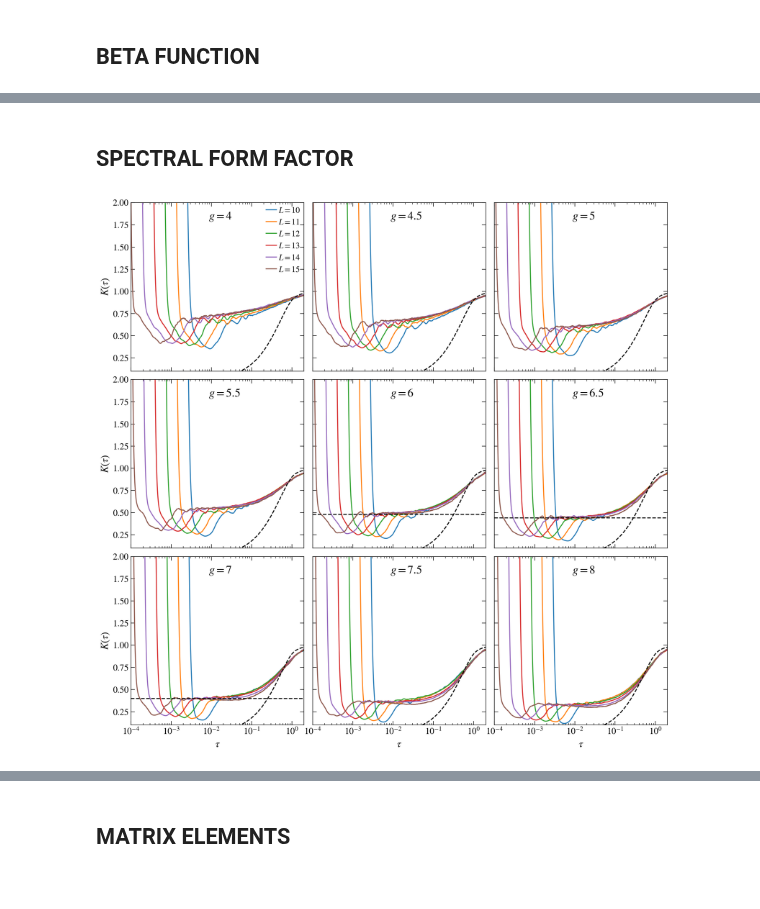
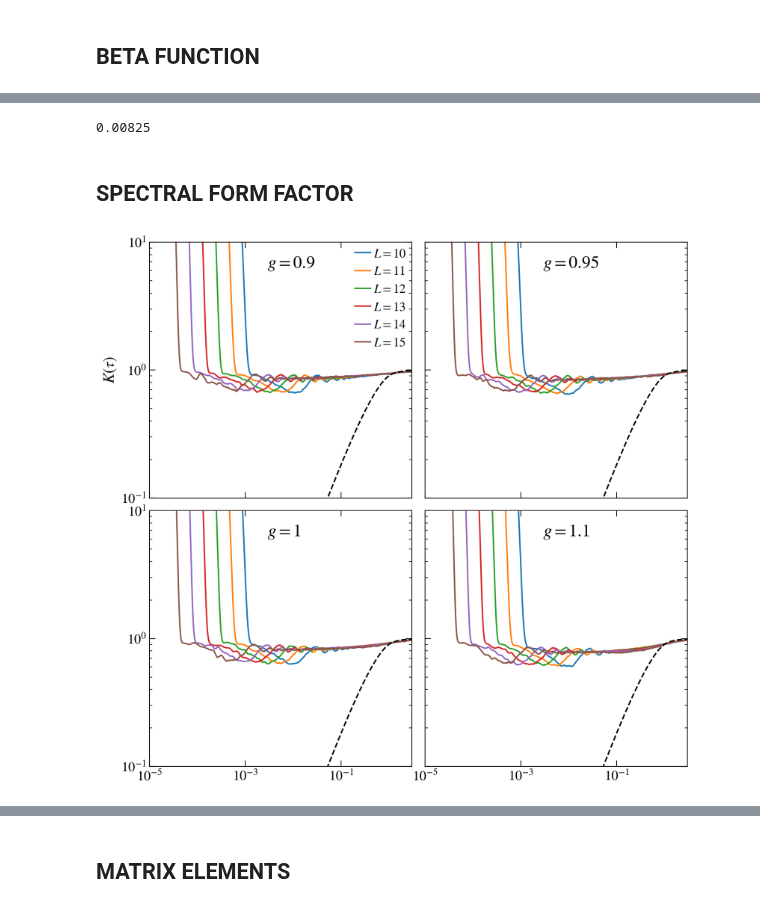
Before and after one commit to Rafal-Swietek/QHamSolver, a Jupyter notebook: QREM/Jupyter_Python/notebook.ipynb, the cells around one changed output, grey strips where cells are left out. Cells and saved outputs as stored; diff of their text form; code cells hidden in the pictures.

```diff
--- a/QREM/Jupyter_Python/notebook.ipynb
+++ b/QREM/Jupyter_Python/notebook.ipynb
@@ -67,6 +67,7 @@ from scipy.signal import savgol_filter
 from scipy import integrate
 from scipy import fft
 from scipy.interpolate import UnivariateSpline as InterpolateSpline
+from scipy.interpolate import make_interp_spline as make_spline
 
 # OTHER
 import warnings
@@ -77,7 +78,7 @@ import os
 from os import sep as kPSep
 from os.path import exists
 
-base_dir = "../results2/PBC/"
+base_dir = "../results/"
 
 print(base_dir[2:])
 # %% [output]
@@ -708,3 +1028,7 @@ No handles with labels found to put in legend.
+# %%
+0.33 / 40
+# %% [output]
+0.00825
 # %% [markdown]
 ## SPECTRAL FORM FACTOR
 # %%
@@ -714,60 +1038,62 @@ g=1.0
 sizes = np.arange(10, 16, 1)
 
 bucket = 50
-folded = 1
+raw = 1
 running_mean = 1
-eta = 0.5
+eta = 0.1
 
 g_vals = [5., 5.5, 6.]
 
-fig, axis = plt.subplots( nrows=3, ncols=3, figsize=(15,15), dpi = 200, sharex=True, sharey=True)
+fig, axis = plt.subplots( nrows=2, ncols=2, figsize=(10,10), dpi = 200, sharex=True, sharey=True)
+axis = axis.flatten()
 
-for row in range(3):
-        if row == 0:    g_vals = [4, 4.5, 5]
-        elif row == 1:    g_vals = [5.5, 6, 6.5]
-        elif row == 2:    g_vals = [7, 7.5, 8.0]
+for row in range(1):
+        g_vals = [0.9, 0.95, 1, 1.1]
+        # if row == 0:    g_vals = [0.6, 0.65, 0.7]
+        # elif row == 1:    g_vals = [0.75, 0.8, 0.85]
+        # elif row == 2:    g_vals = [1.5, 1.55, 1.8]
         # if row == 0:    g_vals = [0.5, 0.8, 1.]
         # elif row == 1:    g_vals = [1.2, 1.5, 1.8]
         # elif row == 2:    g_vals = [2, 3, 4.0]
 
         for ii_g, g in enumerate(g_vals):
             for L in sizes:
                 name = base_dir + 'SpectralFormFactor/' + info(L=L, g=g, ext='.hdf5')
                 if exists(name):
                     with h5py.File(name, "r") as file:
-                        tHtyp = np.array(file.get('tH_typ')) / 2 / np.pi
-                        times = np.array(file.get('times_fold')) / tHtyp if folded else np.array(file.get('times'))
-                        sff = np.array(file.get('sff_fold' if folded else 'sff_eta=%g'%eta))
+                        tHtyp = np.array(file.get('tH_typ'))# / (2 * np.pi)
+                        times = np.array(file.get('times_fold')) / tHtyp if raw else np.array(file.get('times'))
+                        sff = np.array(file.get('sff_raw' if raw else 'sff_eta=%g'%eta))
                         try:
                             if sff.shape == (1, 5000):
                                 times = times[0]
                                 sff = sff[0]
                             if running_mean: sff = tools.remove_fluctuations(sff, bucket)
 
                             sff = sff[bucket // 2 : -bucket // 2]
                             times = times[bucket // 2 : -bucket // 2]
-                            axis[row][ii_g].plot(times, sff, label=r"$L=%d$"%L)
+                            axis[ii_g].plot(times, sff, label=r"$L=%d$"%L)
                         except IndexError:
                              print(name)
                 else:
                     print(name)
-            axis[row][ii_g].plot(times, goe.spectral_form_factor(times), ls='--', c='k')
+            axis[ii_g].plot(times, goe.spectral_form_factor(times), ls='--', c='k')
 
 
 
-            fig_help.set_plot_elements(axis[row][ii_g], ylabel=r"$K(\tau)$" if ii_g == 0 else "", xlabel=r"$\tau$" if row == 2 else "", font_size=14, set_legend=False, xscale='log', yscale='linear', ylim=(1e-1,2e0), xlim=(1e-4, 2))
+            fig_help.set_plot_elements(axis[ii_g], ylabel=r"$K(\tau)$" if ii_g == 0 else "", xlabel=r"$\tau$" if row == 2 else "", font_size=14, set_legend=False, xscale='log', yscale='log', ylim=(1e-1,1e1), xlim=(1e-5, 3))
             # axis[ii_g].set_title(r"$g=%g$"%g)
-            axis[row][ii_g].annotate(r"$g=%g$"%g, fontsize=18, xy=(0.45, 0.9), xycoords='axes fraction')
-axis[1][1].axhline(y=0.48, ls='--', c='k')
-axis[1][2].axhline(y=0.44, ls='--', c='k')
-axis[2][0].axhline(y=0.4, ls='--', c='k')
-fig_help.set_legend(axis[0][0], loc = 'upper right', fontsize=13)
+            axis[ii_g].annotate(r"$g=%g$"%g, fontsize=18, xy=(0.45, 0.9), xycoords='axes fraction')
+# axis[1][1].axhline(y=0.48, ls='--', c='k')
+# axis[1][2].axhline(y=0.44, ls='--', c='k')
+# axis[2][0].axhline(y=0.4, ls='--', c='k')
+fig_help.set_legend(axis[0], loc = 'upper right', fontsize=13)
 
 # fig_help.set_plot_elements(axis[1], ylabel=r"$\left\langle\bar{S}_A^{\ell}\right\rangle$", xlabel=rescale_func_names[iabc], font_size=14, set_legend=False)
 
 
 fig.subplots_adjust(wspace = 0.05, hspace=0.05)
 # plt.savefig("Fig_sff.pdf", bbox_inches = 'tight', pad_inches=0.02)
 # plt.savefig("Fig_sff.png", bbox_inches = 'tight', pad_inches=0.02)
 # %% [output]
-[figure, old version]
+[figure, new version]
```
Also changed, not shown: parts of 26 cells of this notebook, 16 other files.
